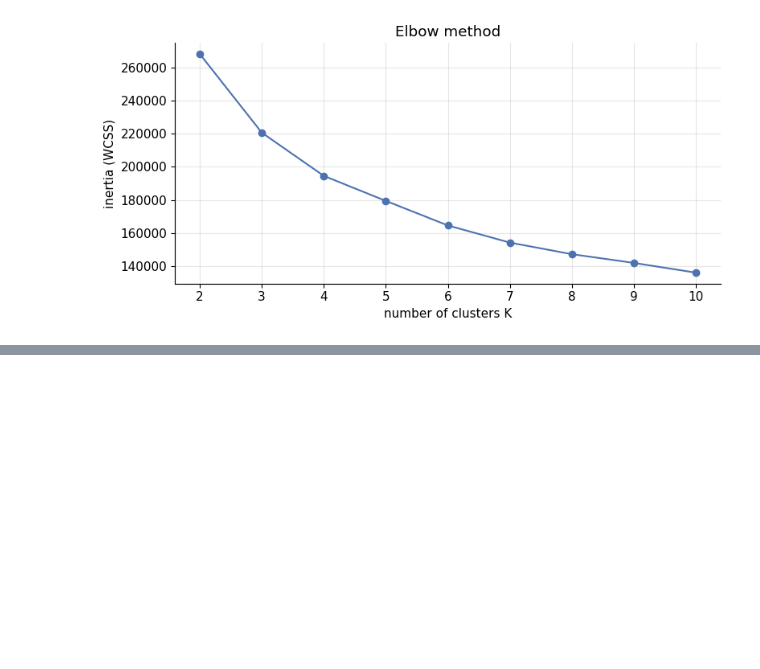
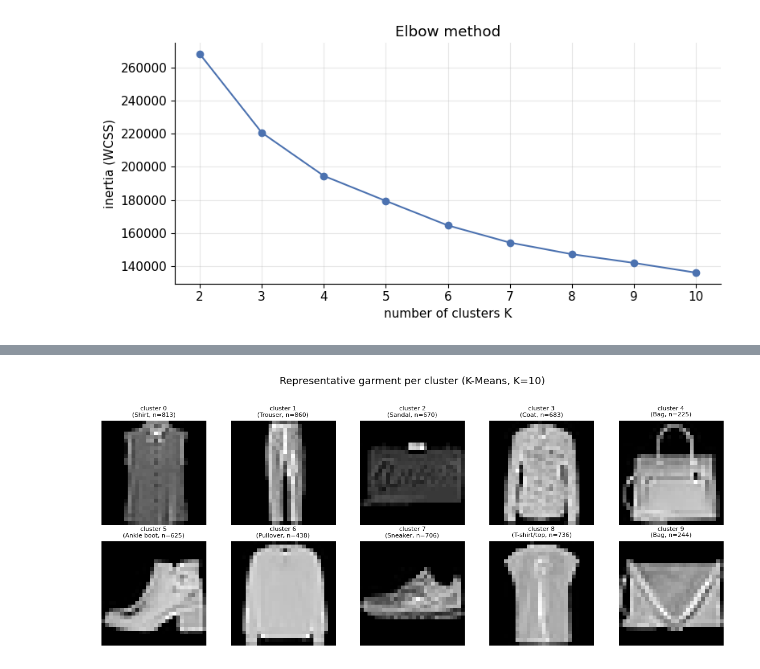
Before and after one commit to radostinaaa/trend-forecasting, a Jupyter notebook: 04_clustering.ipynb, the cells around one changed output, grey strips where cells are left out. Cells and saved outputs as stored; diff of their text form; code cells hidden in the pictures; blank space fills up the shorter version.

```diff
--- a/04_clustering.ipynb
+++ b/04_clustering.ipynb
@@ -113,0 +155,17 @@ plt.tight_layout(); plt.show()
+# %%
+# Cluster at K=10 and show the garment closest to each cluster centre — the "archetype".
+km10 = KMeans(n_clusters=10).fit(Xp)
+labels = km10.labels_
+
+fig, axes = plt.subplots(2, 5, figsize=(12, 5))
+for c, ax in enumerate(axes.ravel()):
+    members = np.where(labels == c)[0]
+    d = _sq_dists(Xp[members], km10.cluster_centers_[c][None, :]).ravel()
+    rep = members[d.argmin()]
+    ax.imshow(images[rep], cmap="gray"); ax.axis("off")
+    top_label = class_names[np.bincount(y_true[members]).argmax()]
+    ax.set_title(f"cluster {c}\n({top_label}, n={len(members)})", fontsize=8)
+fig.suptitle("Representative garment per cluster (K-Means, K=10)", y=1.02)
+plt.tight_layout(); plt.show()
+# %% [output]
+[figure, added]
```
Also changed, not shown: parts of 9 cells of this notebook, 1 other file.
